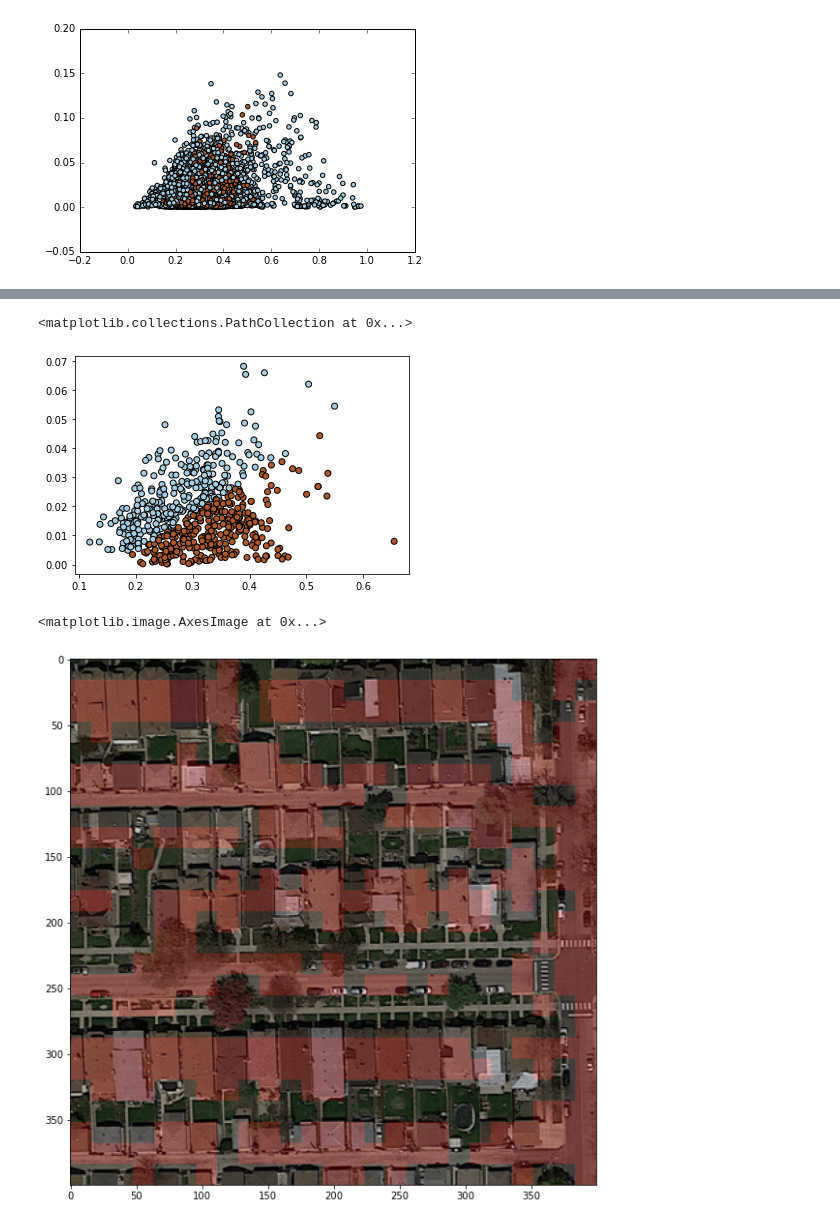
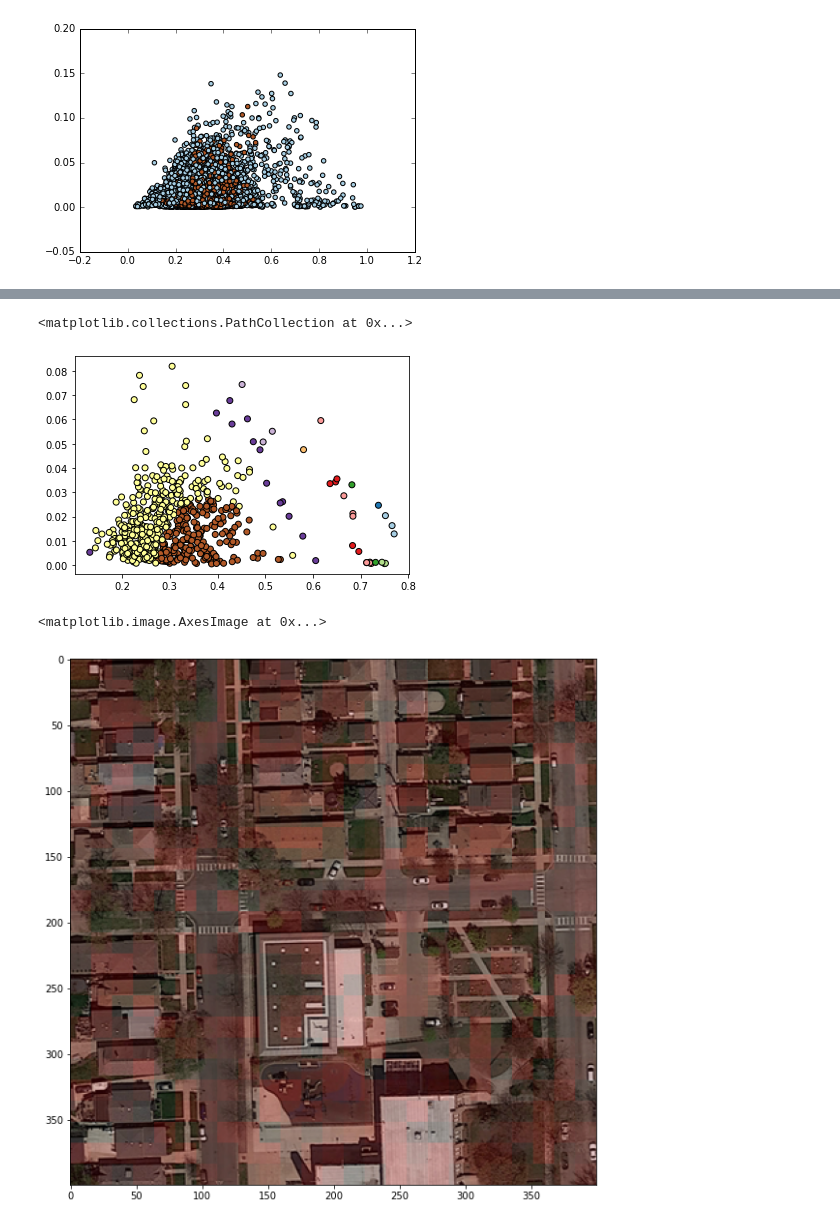
Before and after one commit to felixkln/ML-Road-Segmentation-Project, a Jupyter notebook: Felix/segment_aerial_images.ipynb, the cells around one changed output, grey strips where cells are left out. Drawn from its saved outputs; the diff is of its cells as text; code cells hidden in the pictures.

```diff
--- a/Felix/segment_aerial_images.ipynb
+++ b/Felix/segment_aerial_images.ipynb
@@ -162,7 +162,11 @@ from sklearn import linear_model, svm
 logreg = linear_model.LogisticRegression(C=1e5, class_weight="balanced")
 logreg.fit(X, Y)
 
-# fit the model with SVM
-clf = svm.NuSVC(gamma="auto")
-clf.fit(X, Y)
+# fit the model with SVM NuSVC
+soft_svm = svm.NuSVC(gamma="auto")
+soft_svm.fit(X, Y)
+
+# fit the model with SVM SVC
+soft_svm_2 = svm.SVC(gamma="auto")
+soft_svm_2.fit(X, Y)
 # %% [output]
@@ -210,14 +221,16 @@ def make_img_overlay(img, predicted_img):
     return new_img
 # %%
 # Run prediction on the img_idx-th image
-img_idx = 12
+img_idx = 1
 
 Xi = extract_img_features(image_dir + files[img_idx])
-Zi = logreg.predict(Xi)
+# Zi = logreg.predict(Xi)   # logistic regression
+Zi = soft_svm.decision_function(Xi)    # soft SVM NuSVC
+# Zi = soft_svm_2.decision_function(Xi)    # soft SVM SVC
 plt.scatter(Xi[:, 0], Xi[:, 1], c=Zi, edgecolors='k', cmap=plt.cm.Paired)
 # %% [output]
 <matplotlib.collections.PathCollection at 0x...>
-[figure, old version]
+[figure, new version]
 # %%
 # Display prediction as an image
 
@@ -233,4 +246,4 @@ new_img = make_img_overlay(imgs[img_idx], predicted_im)
 plt.imshow(new_img)
 # %% [output]
 <matplotlib.image.AxesImage at 0x...>
-[figure, old version]
+[figure, new version]
```
Also changed, not shown: parts of 3 cells of this notebook, 8 other files.
